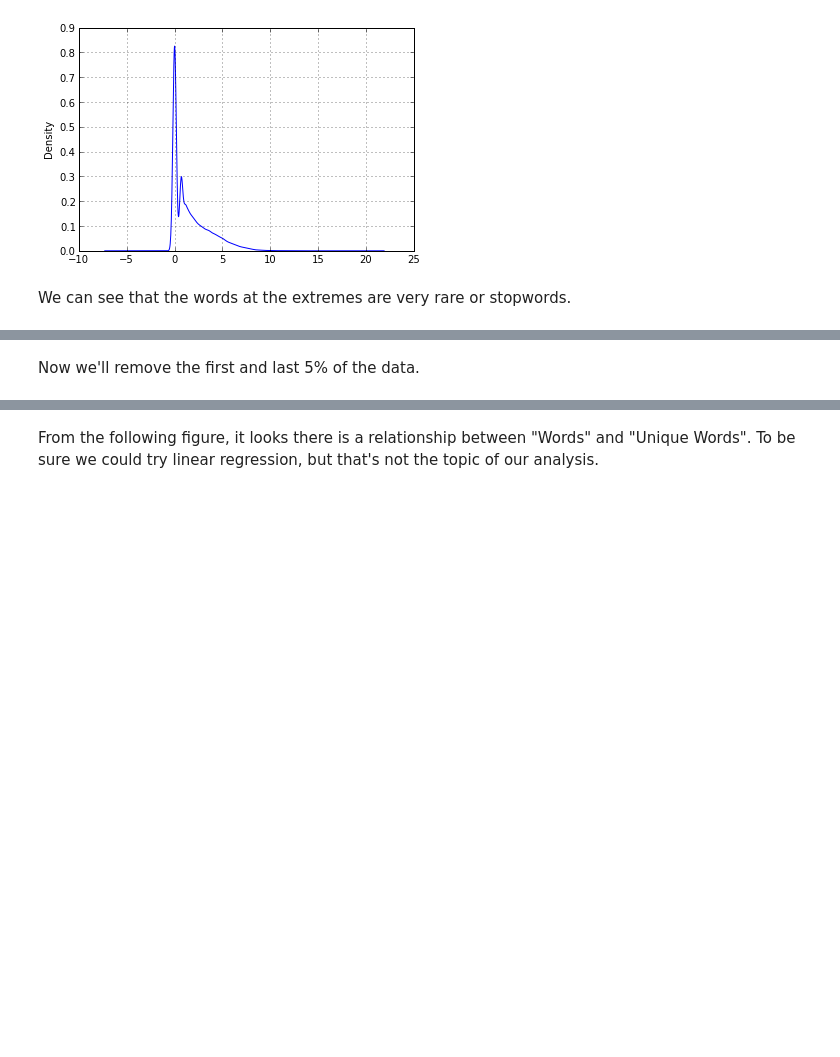
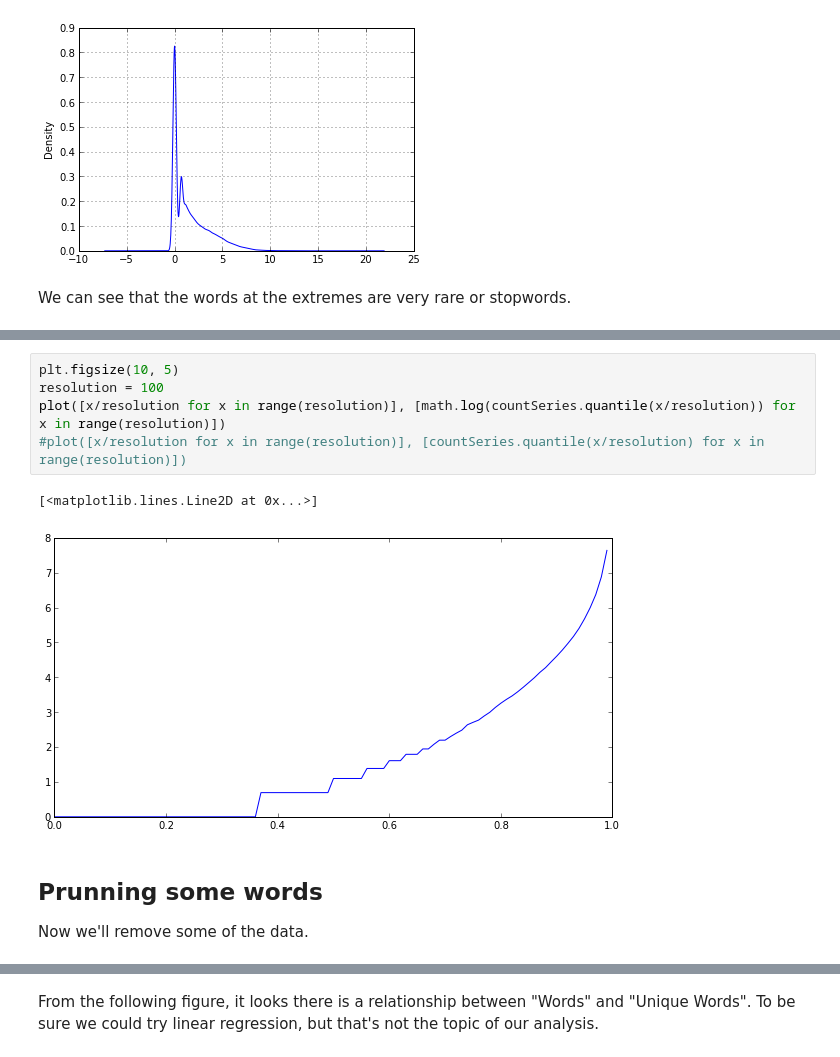
Before and after one commit to alepulver/tp-final-incc, a Jupyter notebook: Exploratory analysis.ipynb, the cells around one changed output, grey strips where cells are left out. Cells and saved outputs as stored; diff of their text form; blank space fills up the shorter version.

```diff
--- a/Exploratory analysis.ipynb
+++ b/Exploratory analysis.ipynb
@@ -83,3 +80,13 @@ print(len(df))
 161226
+# %%
+plt.figsize(10, 5)
+resolution = 100
+plot([x/resolution for x in range(resolution)], [math.log(countSeries.quantile(x/resolution)) for x in range(resolution)])
+#plot([x/resolution for x in range(resolution)], [countSeries.quantile(x/resolution) for x in range(resolution)])
+# %% [output]
+[<matplotlib.lines.Line2D at 0x...>]
+[figure, added]
 # %% [markdown]
-Now we'll remove the first and last 5% of the data.
+## Prunning some words
+
+Now we'll remove some of the data.
```
Also changed, not shown: parts of 25 cells of this notebook, 8 other files.
